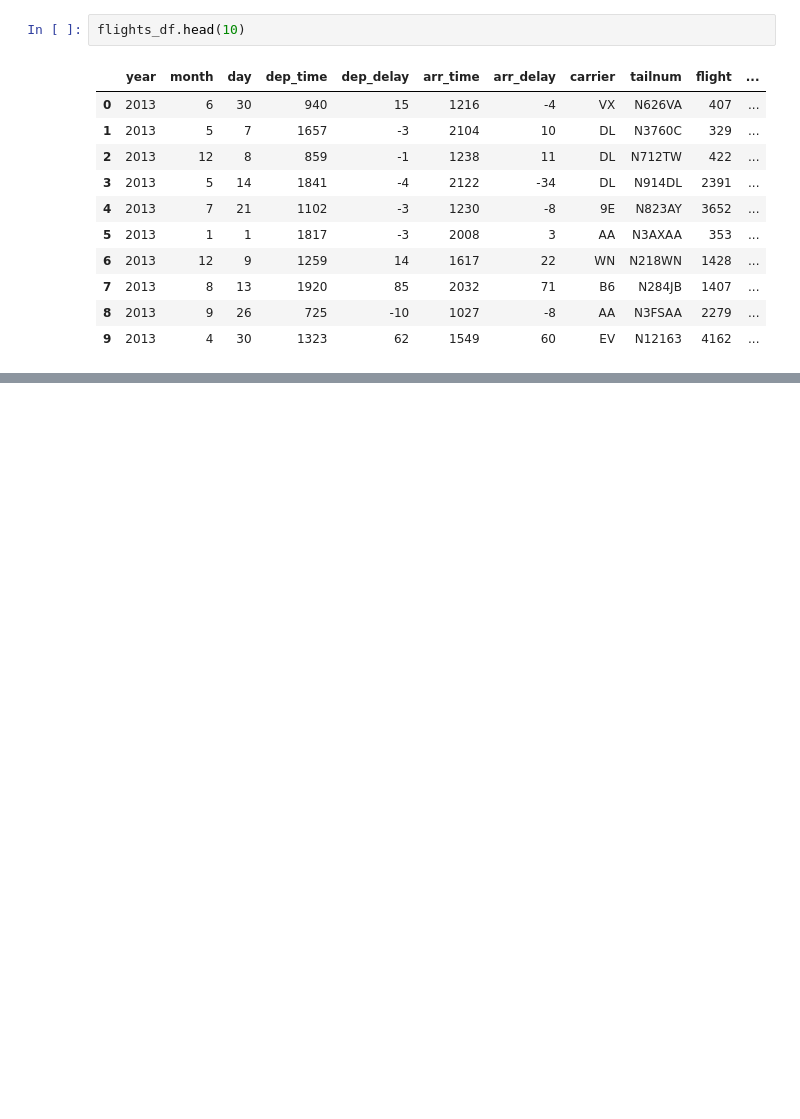
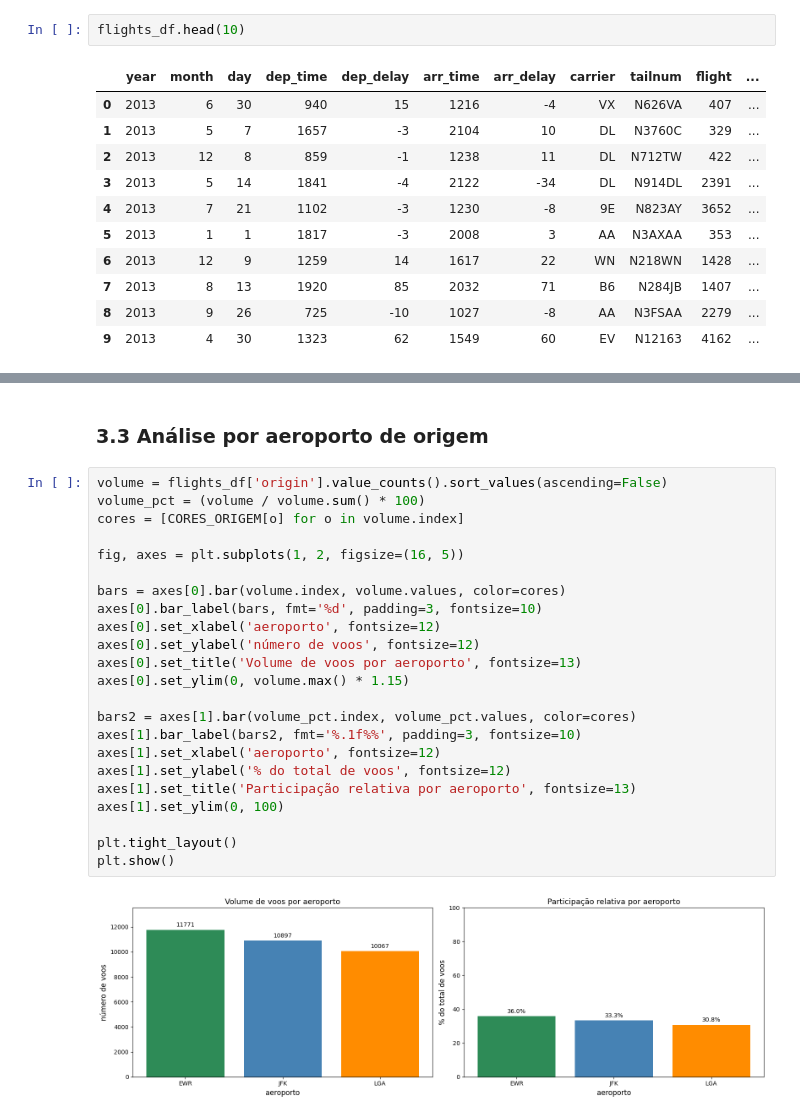
Before and after one commit to heitorctmba/MBA-01-estatistica-nycflights, a Jupyter notebook: nycflights.ipynb, the cells around one changed output, grey strips where cells are left out. Drawn from its saved outputs; the diff is of its cells as text; blank space fills up the shorter version.

```diff
--- a/nycflights.ipynb
+++ b/nycflights.ipynb
@@ -78,0 +194,27 @@ flights_df.head(10)
+# %% [markdown]
+### 3.3 Análise por aeroporto de origem
+# %%
+volume = flights_df['origin'].value_counts().sort_values(ascending=False)
+volume_pct = (volume / volume.sum() * 100)
+cores = [CORES_ORIGEM[o] for o in volume.index]
+
+fig, axes = plt.subplots(1, 2, figsize=(16, 5))
+
+bars = axes[0].bar(volume.index, volume.values, color=cores)
+axes[0].bar_label(bars, fmt='%d', padding=3, fontsize=10)
+axes[0].set_xlabel('aeroporto', fontsize=12)
+axes[0].set_ylabel('número de voos', fontsize=12)
+axes[0].set_title('Volume de voos por aeroporto', fontsize=13)
+axes[0].set_ylim(0, volume.max() * 1.15)
+
+bars2 = axes[1].bar(volume_pct.index, volume_pct.values, color=cores)
+axes[1].bar_label(bars2, fmt='%.1f%%', padding=3, fontsize=10)
+axes[1].set_xlabel('aeroporto', fontsize=12)
+axes[1].set_ylabel('% do total de voos', fontsize=12)
+axes[1].set_title('Participação relativa por aeroporto', fontsize=13)
+axes[1].set_ylim(0, 100)
+
+plt.tight_layout()
+plt.show()
+# %% [output]
+[figure, added]
```
Also changed, not shown: parts of 19 cells of this notebook.
